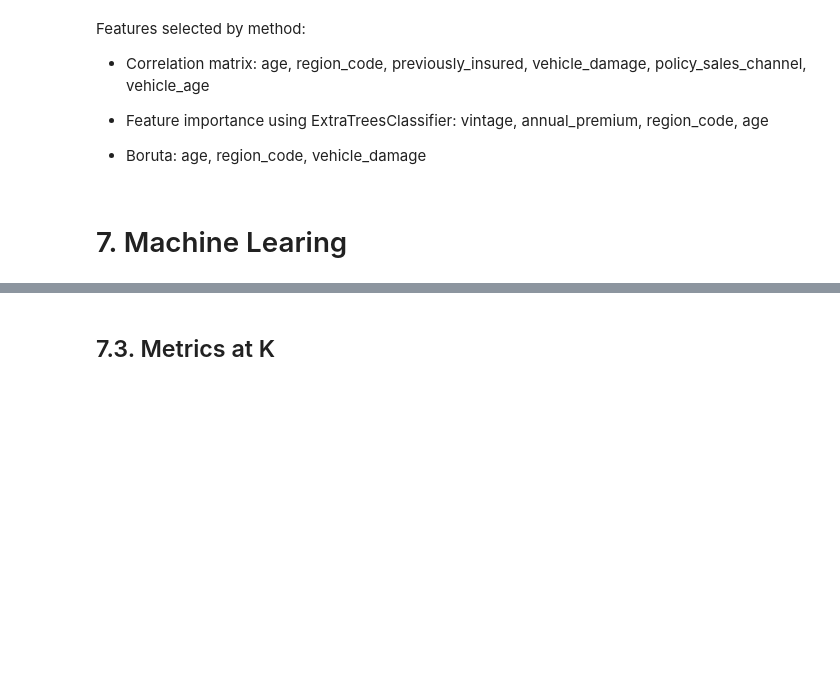
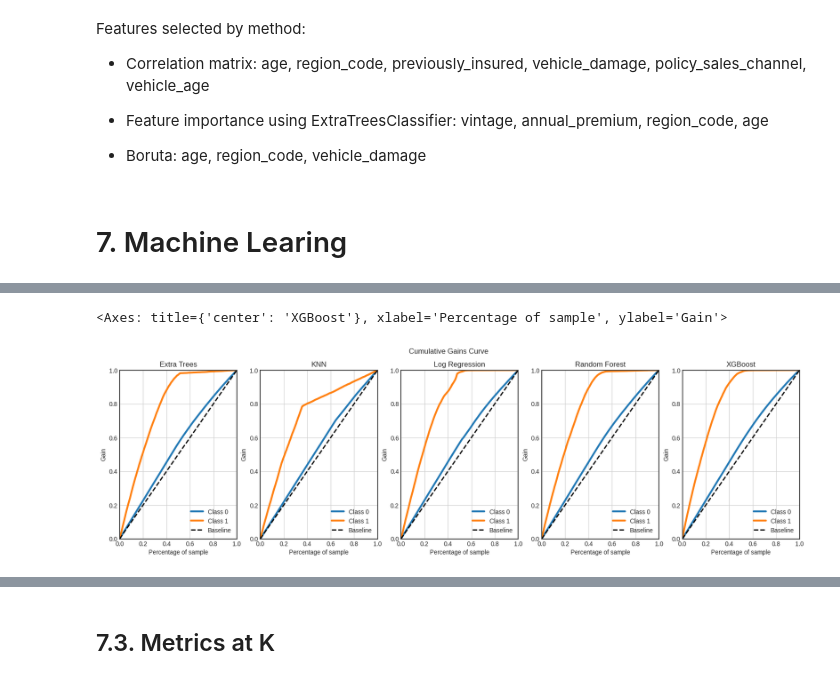
Before and after one commit to ezequielpf/health_insurance_cross_sell, a Jupyter notebook: notebooks/1.0.epf_health_insurance_cross_sell.ipynb, the cells around one changed output, grey strips where cells are left out. Drawn from its saved outputs; the diff is of its cells as text; code cells hidden in the pictures; blank space fills up the shorter version.

Commit message:
metrics

```diff
--- a/notebooks/1.0.epf_health_insurance_cross_sell.ipynb
+++ b/notebooks/1.0.epf_health_insurance_cross_sell.ipynb
@@ -935,0 +1006,3 @@ ax.set_ylim(0.5, 3)
+# %%
+rf_model = RandomForestClassifier(n_jobs=-1)
+rf_model.fit(X_train.drop('id', axis=1), y_train.values.ravel())
@@ -935,0 +1013,3 @@ ax.set_ylim(0.5, 3)
+# %%
+yhat_rf_pred = rf_model.predict(X_val.drop('id', axis=1))
+yhat_rf_pred_proba = rf_model.predict_proba(X_val.drop('id', axis=1))
@@ -935,0 +1028,3 @@ ax.set_ylim(0.5, 3)
+# %%
+xgb_model = XGBClassifier()
+xgb_model.fit(X_train.drop('id', axis=1), y_train)
@@ -935,0 +1045,3 @@ ax.set_ylim(0.5, 3)
+# %%
+yhat_xgb_pred = xgb_model.predict(X_val.drop('id', axis=1))
+yhat_xgb_pred_proba = xgb_model.predict_proba(X_val.drop('id', axis=1))
@@ -935,0 +1081,11 @@ ax.set_ylim(0.5, 3)
+# %%
+fig, ax = plt.subplots(1,5, figsize=(20,5))
+fig.suptitle('Cumulative Gains Curve')
+skplt.metrics.plot_cumulative_gain(y_true=y_val, y_probas=yhat_extree_pred_proba, ax=ax[0], title='Extra Trees')
+skplt.metrics.plot_cumulative_gain(y_true=y_val, y_probas=yhat_knn_pred_proba, ax=ax[1], title='KNN')
+skplt.metrics.plot_cumulative_gain(y_true=y_val, y_probas=yhat_lr_pred_proba, ax=ax[2], title='Log Regression')
+skplt.metrics.plot_cumulative_gain(y_true=y_val, y_probas=yhat_rf_pred_proba, ax=ax[3], title='Random Forest')
+skplt.metrics.plot_cumulative_gain(y_true=y_val, y_probas=yhat_xgb_pred_proba, ax=ax[4], title='XGBoost')
+# %% [output]
+<Axes: title={'center': 'XGBoost'}, xlabel='Percentage of sample', ylabel='Gain'>
+[figure, added]
```
Also changed, not shown: parts of 82 cells of this notebook, 9 other files.
